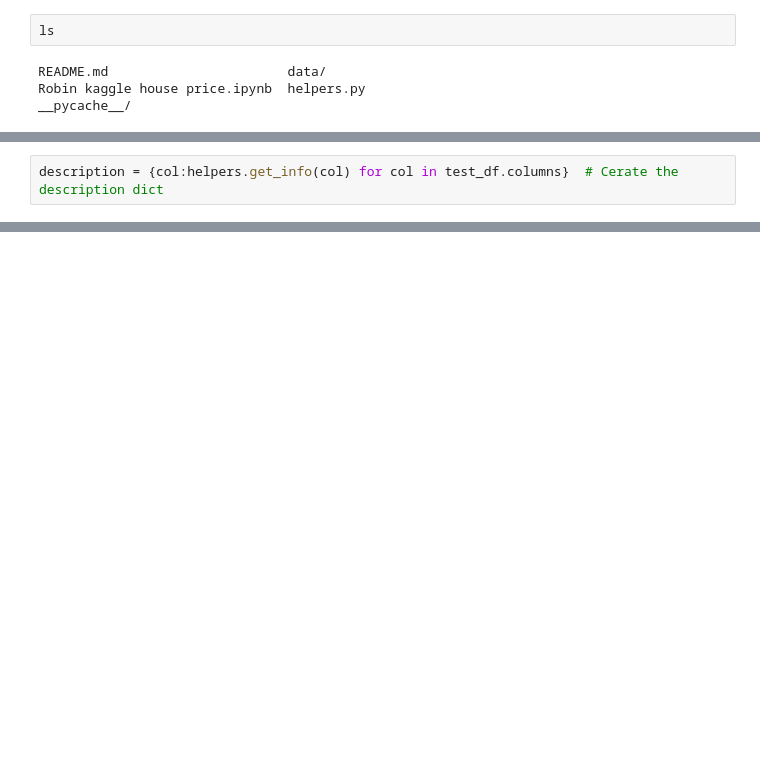
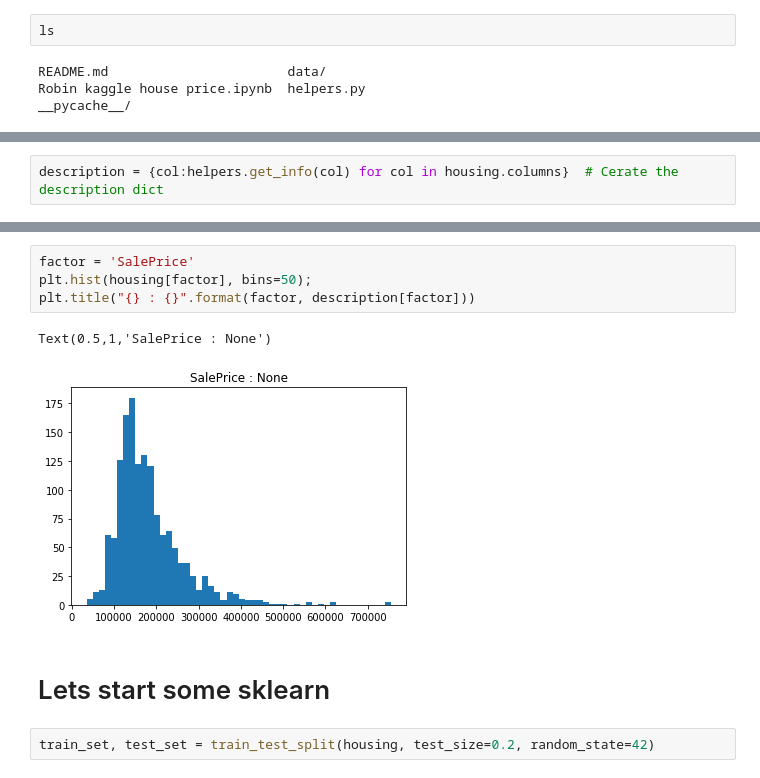
Before and after one commit to afcarl/kaggle-house-prices, a Jupyter notebook: Robin kaggle house price.ipynb, the cells around one changed output, grey strips where cells are left out. Saved outputs shown, nothing was run; the diff lists cells and outputs as text; blank space fills up the shorter version.

```diff
--- a/Robin kaggle house price.ipynb
+++ b/Robin kaggle house price.ipynb
@@ -36,3 +20,3 @@ memory usage: 923.9+ KB
 # %%
-description = {col:helpers.get_info(col) for col in test_df.columns}  # Cerate the description dict
+description = {col:helpers.get_info(col) for col in housing.columns}  # Cerate the description dict
 # %%
@@ -92,0 +67,11 @@ test_df.corr()
+# %%
+factor = 'SalePrice'
+plt.hist(housing[factor], bins=50);
+plt.title("{} : {}".format(factor, description[factor]))
+# %% [output]
+Text(0.5,1,'SalePrice : None')
+[figure, added]
+# %% [markdown]
+# Lets start some sklearn
+# %%
+train_set, test_set = train_test_split(housing, test_size=0.2, random_state=42)
```
Also changed, not shown: parts of 12 cells of this notebook, 1 other file.
